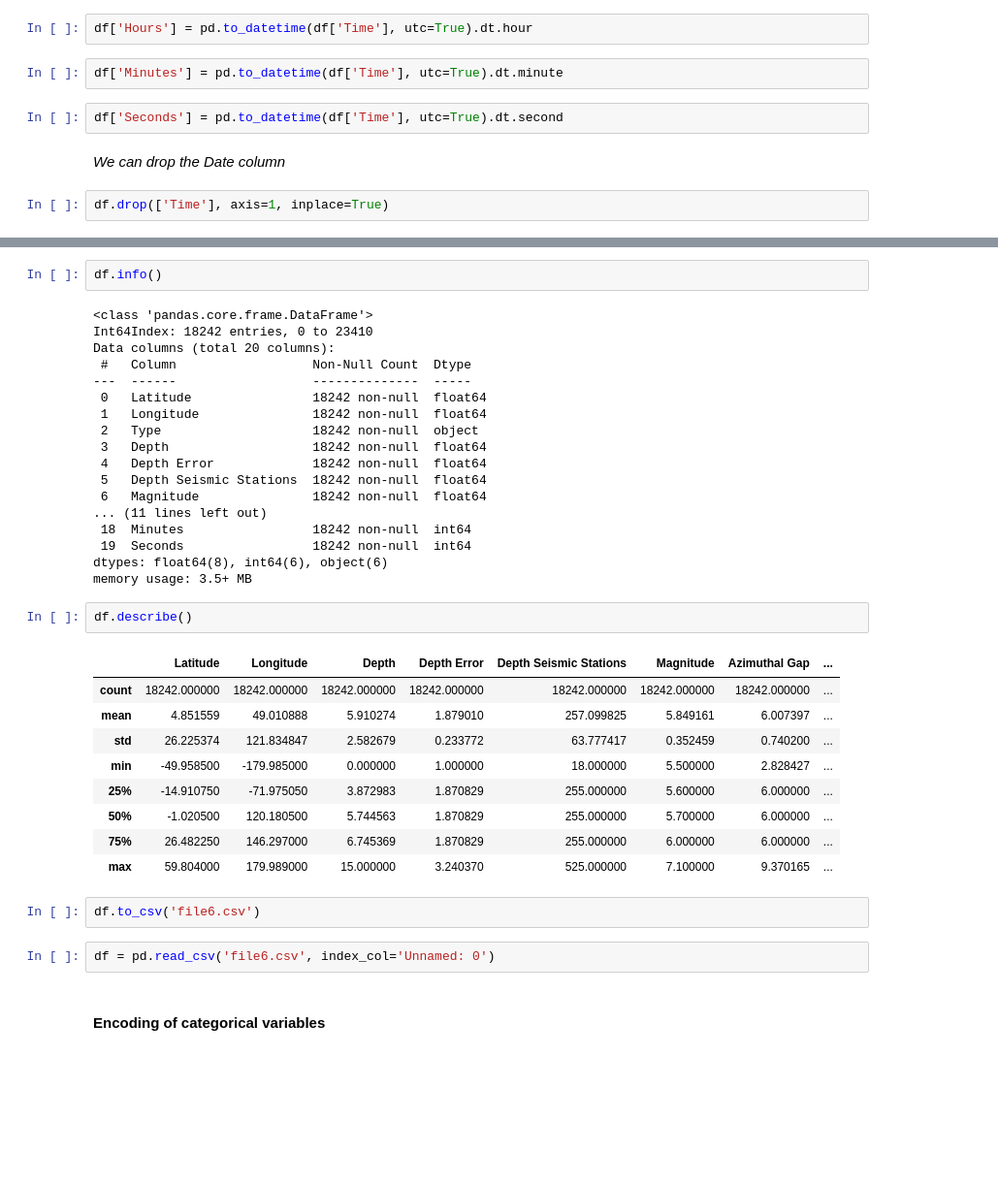
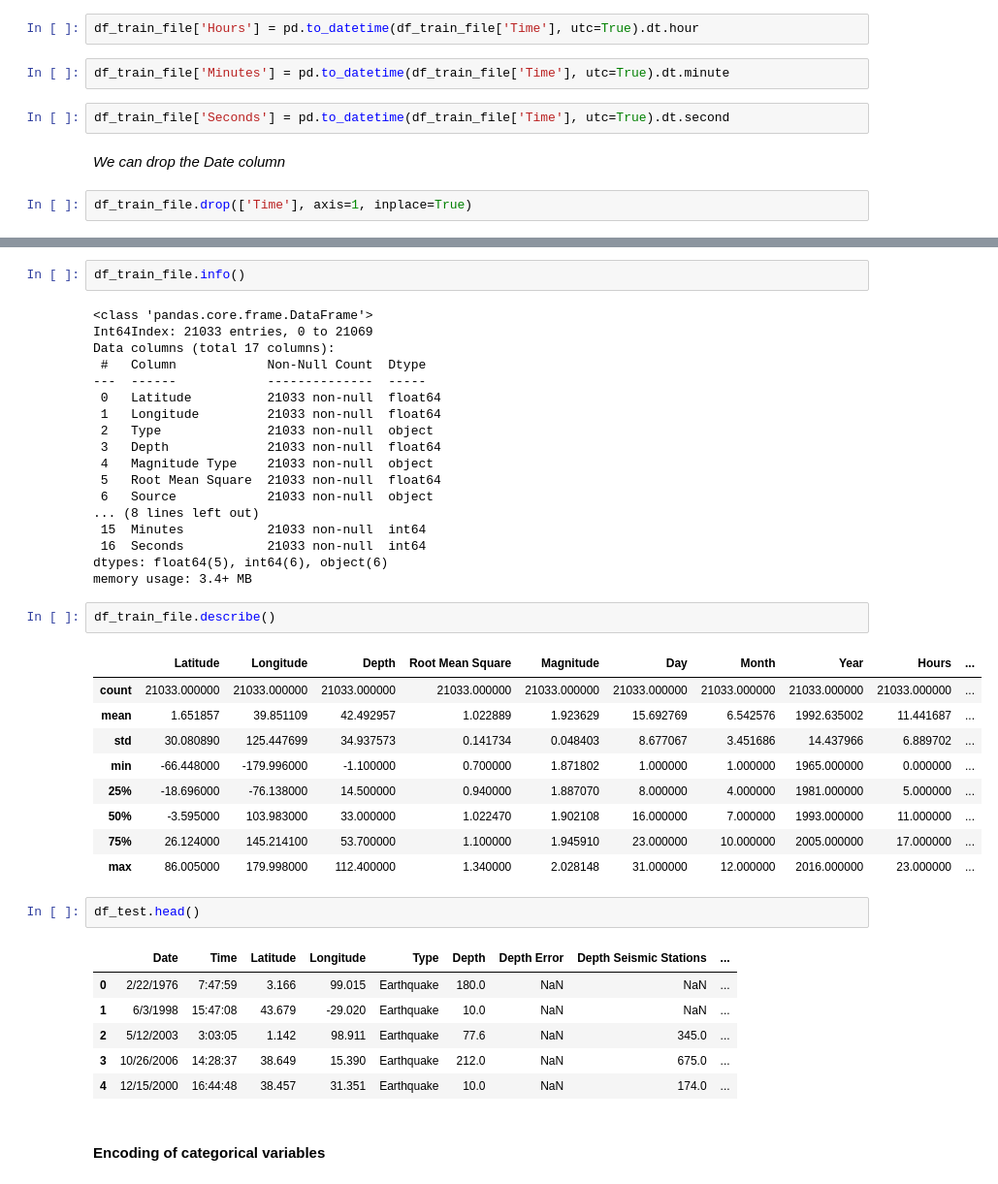
Before and after one commit to nipun1992/EarthquakeMagnitudePrediction, a Jupyter notebook: Earthquake_Prediction.ipynb, the cells around one changed output, grey strips where cells are left out. Shown at 97% size. Saved outputs shown, nothing was run; the diff lists cells and outputs as text; blank space fills up the shorter version.

```diff
--- a/Earthquake_Prediction.ipynb
+++ b/Earthquake_Prediction.ipynb
@@ -722,11 +725,11 @@ df["Time"].replace({"1975-02-23T02:58:41.000Z": "2:58:41"}, inplace=True)
 # %%
-df['Hours'] = pd.to_datetime(df['Time'], utc=True).dt.hour
+df_train_file['Hours'] = pd.to_datetime(df_train_file['Time'], utc=True).dt.hour
 # %%
-df['Minutes'] = pd.to_datetime(df['Time'], utc=True).dt.minute
+df_train_file['Minutes'] = pd.to_datetime(df_train_file['Time'], utc=True).dt.minute
 # %%
-df['Seconds'] = pd.to_datetime(df['Time'], utc=True).dt.second
+df_train_file['Seconds'] = pd.to_datetime(df_train_file['Time'], utc=True).dt.second
 # %% [markdown]
 *We can drop the Date column*
 # %%
-df.drop(['Time'], axis=1, inplace=True)
+df_train_file.drop(['Time'], axis=1, inplace=True)
 # %%
@@ -752,39 +755,44 @@ sns.heatmap(df.corr(), annot=True, cmap='RdYlGn')
 # %%
-df.info()
+df_train_file.info()
 # %% [output]
 <class 'pandas.core.frame.DataFrame'>
-Int64Index: 18242 entries, 0 to 23410
-Data columns (total 20 columns):
- #   Column                  Non-Null Count  Dtype
----  ------                  --------------  -----
- 0   Latitude                18242 non-null  float64
- 1   Longitude               18242 non-null  float64
- 2   Type                    18242 non-null  object
- 3   Depth                   18242 non-null  float64
- 4   Depth Error             18242 non-null  float64
- 5   Depth Seismic Stations  18242 non-null  float64
- 6   Magnitude               18242 non-null  float64
-... (11 lines left out)
- 18  Minutes                 18242 non-null  int64
- 19  Seconds                 18242 non-null  int64
-dtypes: float64(8), int64(6), object(6)
-memory usage: 3.5+ MB
+Int64Index: 21033 entries, 0 to 21069
+Data columns (total 17 columns):
+ #   Column            Non-Null Count  Dtype
+---  ------            --------------  -----
+ 0   Latitude          21033 non-null  float64
+ 1   Longitude         21033 non-null  float64
+ 2   Type              21033 non-null  object
+ 3   Depth             21033 non-null  float64
+ 4   Magnitude Type    21033 non-null  object
+ 5   Root Mean Square  21033 non-null  float64
+ 6   Source            21033 non-null  object
+... (8 lines left out)
+ 15  Minutes           21033 non-null  int64
+ 16  Seconds           21033 non-null  int64
+dtypes: float64(5), int64(6), object(6)
+memory usage: 3.4+ MB
 # %%
-df.describe()
+df_train_file.describe()
 # %% [output]
-|  | Latitude | Longitude | Depth | Depth Error | Depth Seismic Stations | Magnitude | Azimuthal Gap | ... |
-| count | 18242.000000 | 18242.000000 | 18242.000000 | 18242.000000 | 18242.000000 | 18242.000000 | 18242.000000 | ... |
-| mean | 4.851559 | 49.010888 | 5.910274 | 1.879010 | 257.099825 | 5.849161 | 6.007397 | ... |
-| std | 26.225374 | 121.834847 | 2.582679 | 0.233772 | 63.777417 | 0.352459 | 0.740200 | ... |
-| min | -49.958500 | -179.985000 | 0.000000 | 1.000000 | 18.000000 | 5.500000 | 2.828427 | ... |
-| 25% | -14.910750 | -71.975050 | 3.872983 | 1.870829 | 255.000000 | 5.600000 | 6.000000 | ... |
-| 50% | -1.020500 | 120.180500 | 5.744563 | 1.870829 | 255.000000 | 5.700000 | 6.000000 | ... |
-| 75% | 26.482250 | 146.297000 | 6.745369 | 1.870829 | 255.000000 | 6.000000 | 6.000000 | ... |
-| max | 59.804000 | 179.989000 | 15.000000 | 3.240370 | 525.000000 | 7.100000 | 9.370165 | ... |
+|  | Latitude | Longitude | Depth | Root Mean Square | Magnitude | Day | Month | Year | Hours | ... |
+| count | 21033.000000 | 21033.000000 | 21033.000000 | 21033.000000 | 21033.000000 | 21033.000000 | 21033.000000 | 21033.000000 | 21033.000000 | ... |
+| mean | 1.651857 | 39.851109 | 42.492957 | 1.022889 | 1.923629 | 15.692769 | 6.542576 | 1992.635002 | 11.441687 | ... |
+| std | 30.080890 | 125.447699 | 34.937573 | 0.141734 | 0.048403 | 8.677067 | 3.451686 | 14.437966 | 6.889702 | ... |
+| min | -66.448000 | -179.996000 | -1.100000 | 0.700000 | 1.871802 | 1.000000 | 1.000000 | 1965.000000 | 0.000000 | ... |
+| 25% | -18.696000 | -76.138000 | 14.500000 | 0.940000 | 1.887070 | 8.000000 | 4.000000 | 1981.000000 | 5.000000 | ... |
+| 50% | -3.595000 | 103.983000 | 33.000000 | 1.022470 | 1.902108 | 16.000000 | 7.000000 | 1993.000000 | 11.000000 | ... |
+| 75% | 26.124000 | 145.214100 | 53.700000 | 1.100000 | 1.945910 | 23.000000 | 10.000000 | 2005.000000 | 17.000000 | ... |
+| max | 86.005000 | 179.998000 | 112.400000 | 1.340000 | 2.028148 | 31.000000 | 12.000000 | 2016.000000 | 23.000000 | ... |
-# %%
-df.to_csv('file6.csv')
-# %%
-df = pd.read_csv('file6.csv', index_col='Unnamed: 0')
+# %%
+df_test.head()
+# %% [output]
+|  | Date | Time | Latitude | Longitude | Type | Depth | Depth Error | Depth Seismic Stations | ... |
+| 0 | 2/22/1976 | 7:47:59 | 3.166 | 99.015 | Earthquake | 180.0 | NaN | NaN | ... |
+| 1 | 6/3/1998 | 15:47:08 | 43.679 | -29.020 | Earthquake | 10.0 | NaN | NaN | ... |
+| 2 | 5/12/2003 | 3:03:05 | 1.142 | 98.911 | Earthquake | 77.6 | NaN | 345.0 | ... |
+| 3 | 10/26/2006 | 14:28:37 | 38.649 | 15.390 | Earthquake | 212.0 | NaN | 675.0 | ... |
+| 4 | 12/15/2000 | 16:44:48 | 38.457 | 31.351 | Earthquake | 10.0 | NaN | 174.0 | ... |
 # %% [markdown]
 #### Encoding of categorical variables
 # %%
```
Also changed, not shown: parts of 60 cells of this notebook.
